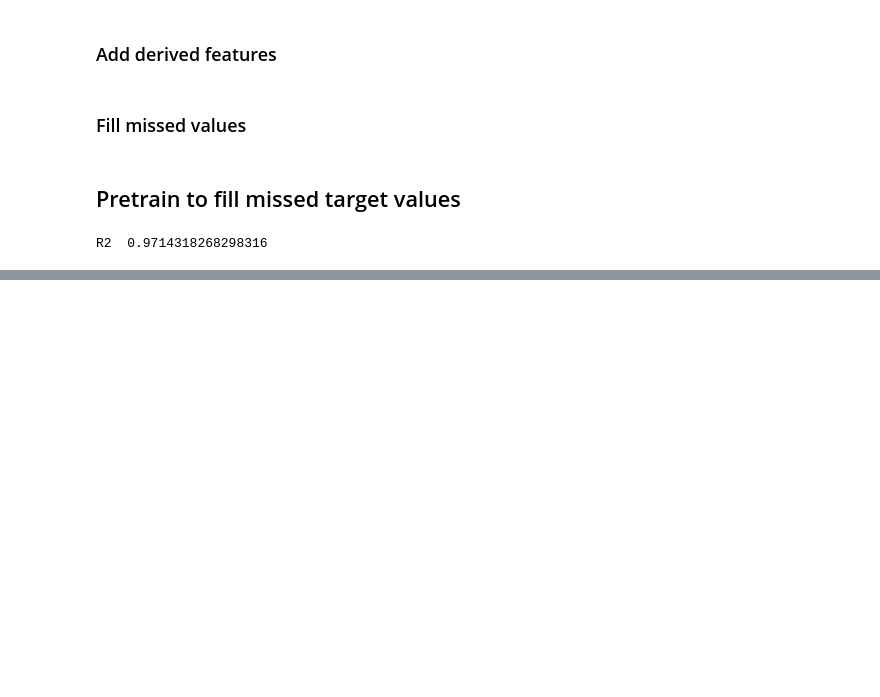
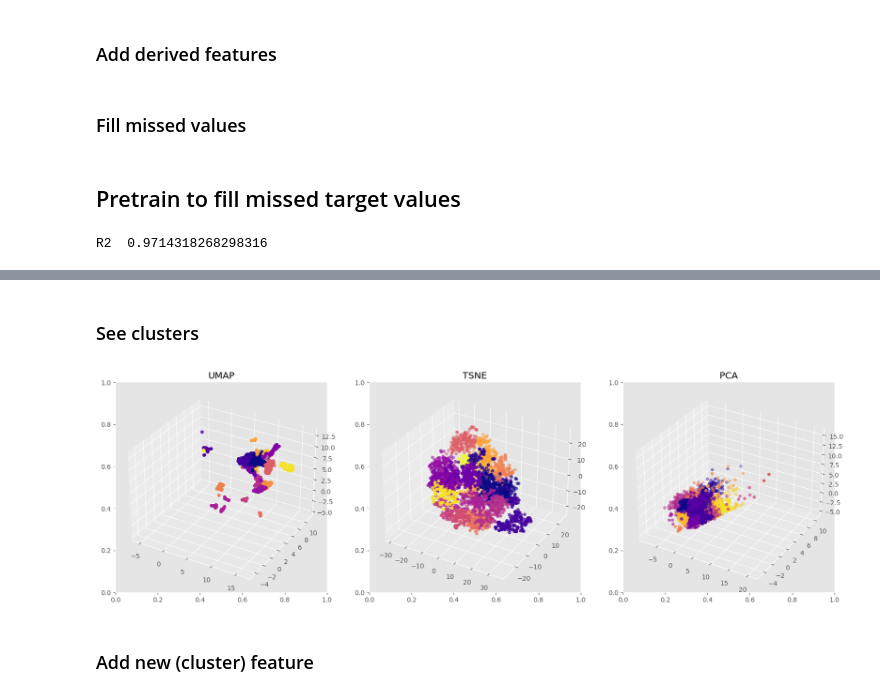
Before and after one commit to raulgad/House_Prices, a Jupyter notebook: House Prices.ipynb, the cells around one changed output, grey strips where cells are left out. Cells and saved outputs as stored; diff of their text form; code cells hidden in the pictures; blank space fills up the shorter version.

Commit message:
Add clusterization

```diff
--- a/House Prices.ipynb
+++ b/House Prices.ipynb
@@ -418,0 +184,22 @@ Successfully submitted to House Prices - Advanced Regression Techniques
+# %% [markdown]
+### See clusters
+# %%
+ag = AgglomerativeClustering(20)
+ag_umap = ag.fit_predict(X_umap)
+ag_tsne = ag.fit_predict(X_tsne)
+ag_pca = ag.fit_predict(X_pca)
+# Draw
+fig, (ax1, ax2, ax3) = plt.subplots(1, 3, figsize=(20, 6))
+ax1 = fig.add_subplot(1,3,1, projection='3d')
+ax2 = fig.add_subplot(1,3,2, projection='3d')
+ax3 = fig.add_subplot(1,3,3, projection='3d')
+ax1.scatter(X_umap[:, 0], X_umap[:, 1], X_umap[:, 2], c = ag_umap, cmap='plasma')
+ax2.scatter(X_tsne[:, 0], X_tsne[:, 1], X_tsne[:, 2], c = ag_tsne, cmap='plasma')
+ax3.scatter(X_pca[:, 0], X_pca[:, 1], X_pca[:, 2], c = ag_pca, cmap='plasma')
+ax1.set_title('UMAP')
+ax2.set_title('TSNE')
+ax3.set_title('PCA');
+# %% [output]
+[figure, added]
+# %% [markdown]
+### Add new (cluster) feature
```
Also changed, not shown: parts of 68 cells of this notebook.
